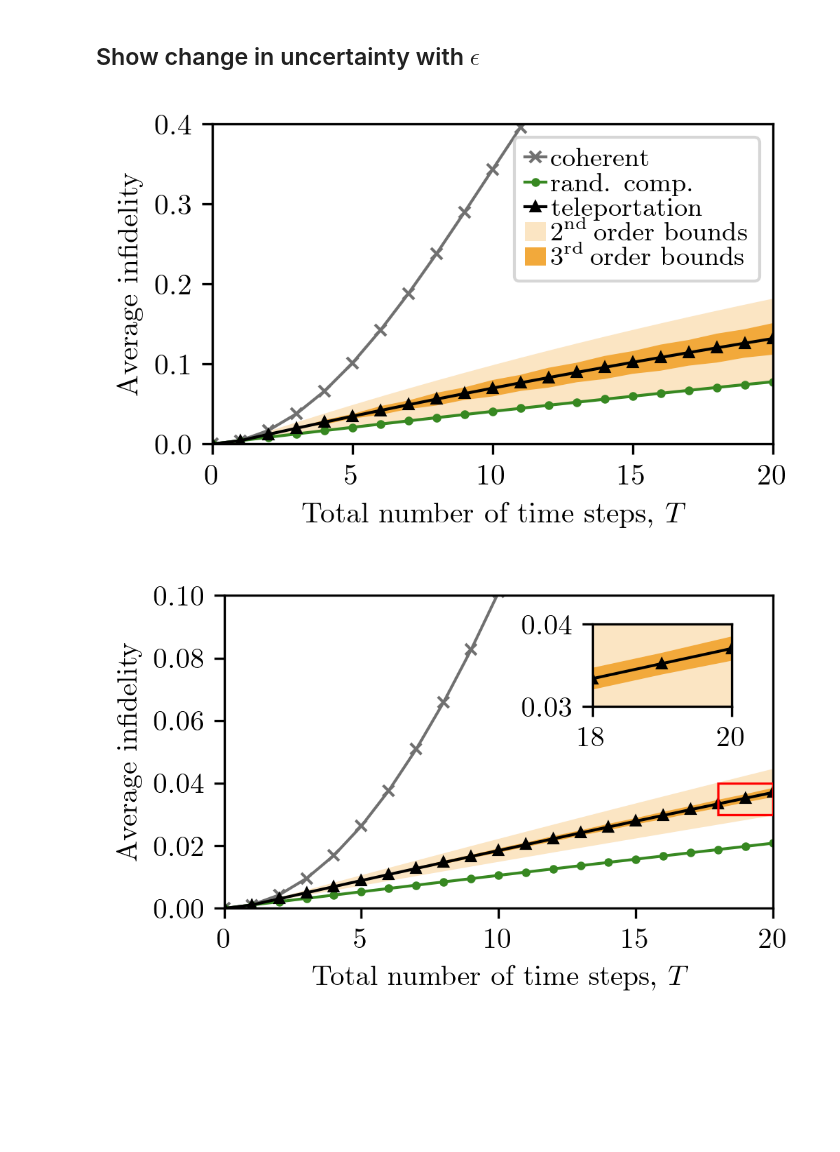
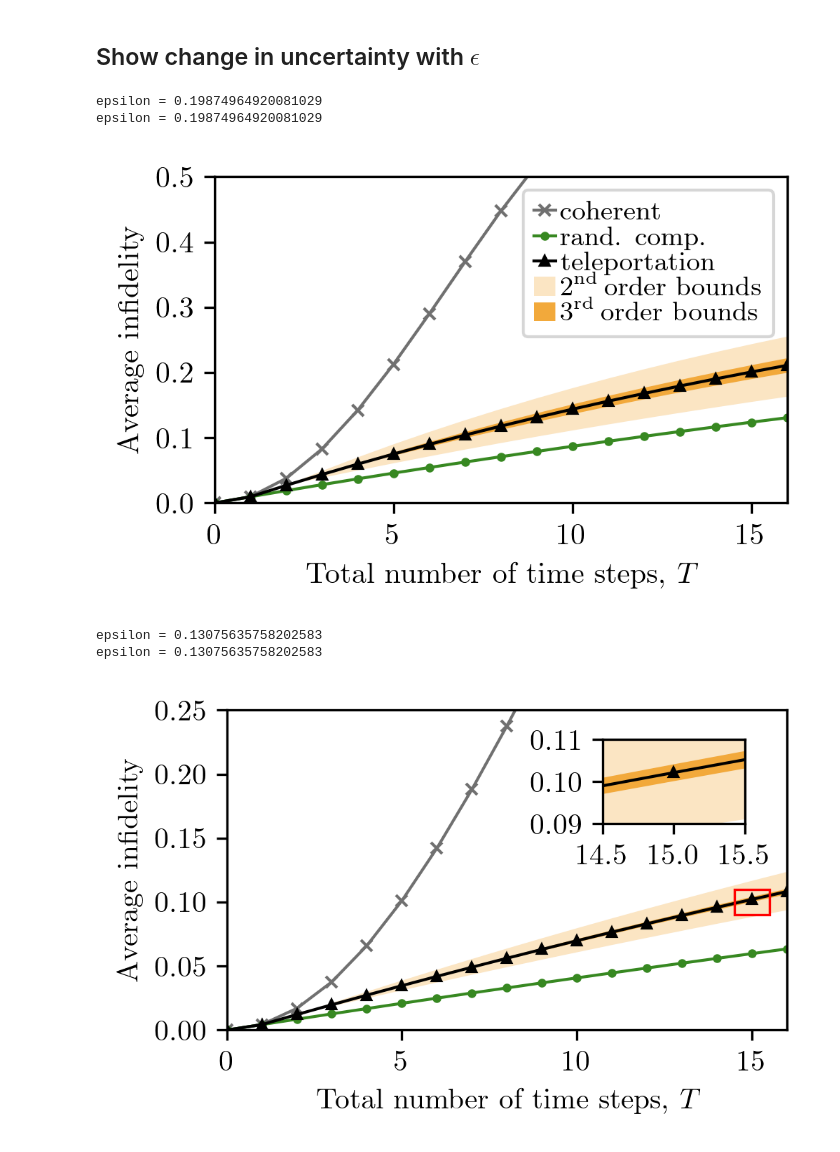
Before and after one commit to qilesu/data-for-taming-coherent-noise-with-teleportation, a Jupyter notebook: fig2/fig2.ipynb, the cells around one changed output. Saved outputs shown, nothing was run; the diff lists cells and outputs as text; code cells hidden in the pictures; blank space fills up the shorter version.

```diff
--- a/fig2/fig2.ipynb
+++ b/fig2/fig2.ipynb
@@ -144,7 +144,7 @@ def get_teleported_sequence(error_channels):
 # %% [markdown]
 ### Analytical bounds plot
 # %%
-def make_plot_analytical_bounds(error_channels, ylim=(0, 0.5), filename='bounds.pdf',
+def make_plot_analytical_bounds(error_channels, ylim=(0, 0.5), filename='new-bounds.pdf',
                                 show_inset=False, show_legend=False,
                                 inset_xmin=18, inset_xmax=20, inset_ymin=0.03, inset_ymax=0.04):
     # note the factor of 2.
@@ -159,11 +159,12 @@ def make_plot_analytical_bounds(error_channels, ylim=(0, 0.5), filename='bounds.
     rc_sequence = get_rc_sequence(error_channels) # compute average error channels under randomized compiling
     teleported_sequence = get_teleported_sequence(error_channels) # compute average error channels under teleportation
 
-    looser_bounds = get_loose_bounds_on_N(error_channels) # compute analytical bounds
-    P_lower_looser, P_upper_looser = looser_bounds[:,:,0], looser_bounds[:,:,1]
 
-    tighter_bounds = get_tight_bounds_on_N(error_channels) # compute analytical bounds
-    P_lower_tighter, P_upper_tighter = tighter_bounds[:,:,0], tighter_bounds[:,:,1]
+    looser_bounds = get_average_channel_bounds(error_channels, order=2) # compute analytical bounds
+    P_lower_looser, P_upper_looser = looser_bounds[0], looser_bounds[1]
+
+    tighter_bounds = get_average_channel_bounds(error_channels, order=3) # compute analytical bounds
+    P_lower_tighter, P_upper_tighter = tighter_bounds[0], tighter_bounds[1]
 
     #############
     # PLOTTTING #
@@ -188,16 +189,16 @@ def make_plot_analytical_bounds(error_channels, ylim=(0, 0.5), filename='bounds.
 
     # plot looser analytical bounds
     ax.fill_between(time,
-                    0.5 - (P_lower_looser[:, 1] + P_lower_looser[:, 2] + P_lower_looser[:, 3]) / 6,
-                    0.5 - (P_upper_looser[:, 1] + P_upper_looser[:, 2] + P_upper_looser[:, 3]) / 6,
+                    0.5 - (P_lower_looser[1] + P_lower_looser[2] + P_lower_looser[3]) / 6,
+                    0.5 - (P_upper_looser[1] + P_upper_looser[2] + P_upper_looser[3]) / 6,
                     facecolor='#F2A93B',#'#A0A0FF',
                     alpha=0.3,
                     label='2$^{\mathrm{nd}}\,$order bounds', lw=1)
 
     # plot tighter analytical bounds
     ax.fill_between(time,
-                    0.5 - (P_lower_tighter[:, 1] + P_lower_tighter[:, 2] + P_lower_tighter[:, 3]) / 6,
-                    0.5 - (P_upper_tighter[:, 1] + P_upper_tighter[:, 2] + P_upper_tighter[:, 3]) / 6,
+                    0.5 - (P_lower_tighter[1] + P_lower_tighter[2] + P_lower_tighter[3]) / 6,
+                    0.5 - (P_upper_tighter[1] + P_upper_tighter[2] + P_upper_tighter[3]) / 6,
                     facecolor='#F2A93B',#'#A0A0FF',
                     label='3$^{\mathrm{rd}}\,$order bounds', lw=0)
 
@@ -224,16 +225,16 @@ def make_plot_analytical_bounds(error_channels, ylim=(0, 0.5), filename='bounds.
 
         # plot looser analytical bounds
         ax2.fill_between(time,
-                        0.5 - (P_lower_looser[:, 1] + P_lower_looser[:, 2] + P_lower_looser[:, 3]) / 6,
-                        0.5 - (P_upper_looser[:, 1] + P_upper_looser[:, 2] + P_upper_looser[:, 3]) / 6,
+                        0.5 - (P_lower_looser[1] + P_lower_looser[2] + P_lower_looser[3]) / 6,
+                        0.5 - (P_upper_looser[1] + P_upper_looser[2] + P_upper_looser[3]) / 6,
                         facecolor='#F2A93B',#'#A0A0FF',
                         alpha=0.3,
                         label='2$^{\mathrm{nd}}\,$order bounds', lw=1)
 
         # plot tighter analytical bounds
         ax2.fill_between(time,
-                        0.5 - (P_lower_tighter[:, 1] + P_lower_tighter[:, 2] + P_lower_tighter[:, 3]) / 6,
-                        0.5 - (P_upper_tighter[:, 1] + P_upper_tighter[:, 2] + P_upper_tighter[:, 3]) / 6,
+                        0.5 - (P_lower_tighter[1] + P_lower_tighter[2] + P_lower_tighter[3]) / 6,
+                        0.5 - (P_upper_tighter[1] + P_upper_tighter[2] + P_upper_tighter[3]) / 6,
                         facecolor='#F2A93B',#'#A0A0FF',
                         label='3$^{\mathrm{rd}}\,$order bounds', lw=0)
         ax2.set_xlim(inset_xmin, inset_xmax)
@@ -253,21 +254,25 @@ def make_plot_analytical_bounds(error_channels, ylim=(0, 0.5), filename='bounds.
 # %% [markdown]
 ## Show change in uncertainty with $\epsilon$
 # %%
-theta = np.array([3, 1, 2]) / np.sqrt(14) * 0.08
-T = 20
+theta = np.array([3, 1, 2]) / np.sqrt(14) * 0.12
+T = 16
 error_channels = [get_unitary_channel(
     theta=2 * np.linalg.norm(theta), unit_vector=theta)] * T
-make_plot_analytical_bounds(error_channels, ylim=(0, 0.4), filename='fig2a.pdf', show_legend=True)
+make_plot_analytical_bounds(error_channels, ylim=(0, 0.5), filename='fig2a.pdf', show_legend=True)
 # %% [output]
+epsilon = 0.19874964920081029
+epsilon = 0.19874964920081029
-[figure, old version]
+[figure, new version]
 # %%
-theta = np.array([3, 1, 2]) / np.sqrt(14) * 0.04
-T = 20
+theta = np.array([3, 1, 2]) / np.sqrt(14) * 0.08
+T = 16
 error_channels = [get_unitary_channel(
     theta=2 * np.linalg.norm(theta), unit_vector=theta)] * T
-make_plot_analytical_bounds(error_channels, ylim=(0, 0.1), filename='fig2b.pdf',
+make_plot_analytical_bounds(error_channels, ylim=(0, 0.25), filename='fig2b.pdf',
                             show_inset=True, show_legend=False,
-                            inset_xmin=18, inset_xmax=20,
-                            inset_ymin=0.03, inset_ymax=0.04)
+                            inset_xmin=14.5, inset_xmax=15.5,
+                            inset_ymin=0.09, inset_ymax=0.11)
 # %% [output]
+epsilon = 0.13075635758202583
+epsilon = 0.13075635758202583
-[figure, old version]
+[figure, new version]
```
Also changed, not shown: parts of 1 cell of this notebook, 3 other files.
